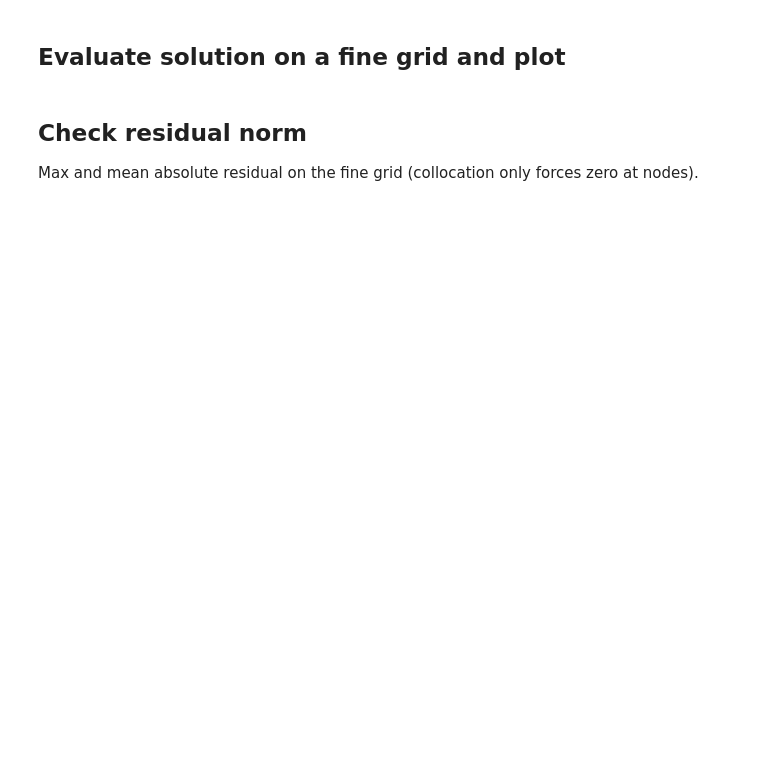
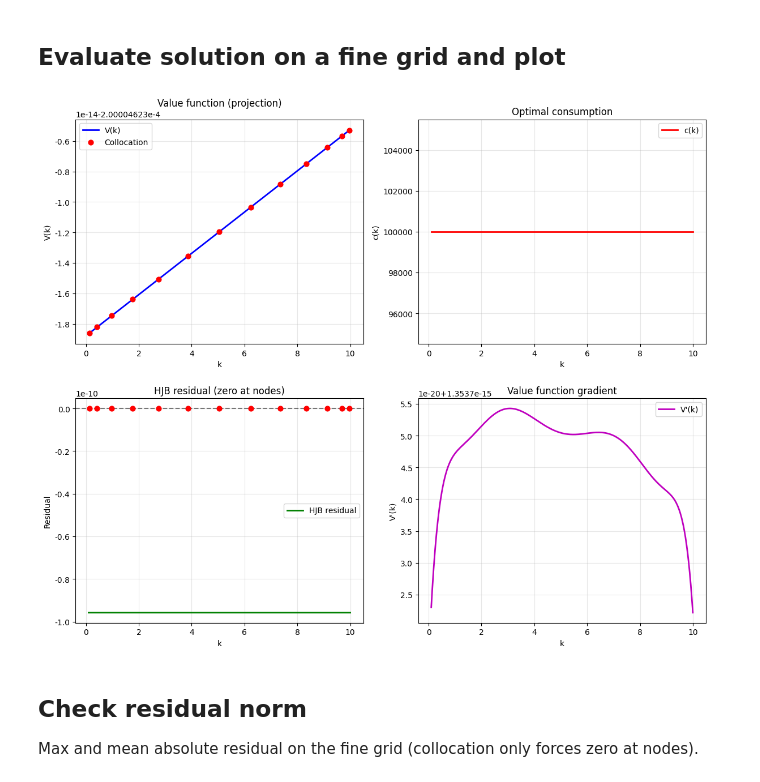
Before and after one commit to HuShuRuii/FINA_research, a Jupyter notebook: notebooks/growth-proj.ipynb, the cells around one changed output. Saved outputs shown, nothing was run; the diff lists cells and outputs as text; code cells hidden in the pictures; blank space fills up the shorter version.

```diff
--- a/notebooks/growth-proj.ipynb
+++ b/notebooks/growth-proj.ipynb
@@ -115,7 +118,7 @@ def solve_projection(n_degree, tol=1e-10):
         print("Warning: root finder:", sol.message)
     return sol.x, k_nodes
 
-n_degree = 8
+n_degree = 12   # Higher degree = more collocation nodes, more precise
 coef, k_nodes = solve_projection(n_degree)
 print("Chebyshev coefficients (degree {}):".format(n_degree))
 print(coef)
@@ -132,7 +145,7 @@ def evaluate_solution(coef, k_fine):
     res_fine = np.array([hjb_residual_at_k(coef, ki) for ki in k_fine])
     return V_fine, dV_dk_fine, c_fine, res_fine
 
-k_fine = np.linspace(k_min, k_max, 300)
+k_fine = np.linspace(k_min, k_max, 500)
 V_fine, dV_dk_fine, c_fine, res_fine = evaluate_solution(coef, k_fine)
 
 fig, axes = plt.subplots(2, 2, figsize=(12, 10))
@@ -143,33 +156,35 @@ axes[0, 0].set_xlabel('k')
 axes[0, 0].set_ylabel('V(k)')
 axes[0, 0].set_title('Value function (projection)')
 axes[0, 0].legend()
 axes[0, 0].grid(True, alpha=0.3)
 
 axes[0, 1].plot(k_fine, c_fine, 'r-', lw=2, label='c(k)')
 axes[0, 1].set_xlabel('k')
 axes[0, 1].set_ylabel('c(k)')
 axes[0, 1].set_title('Optimal consumption')
 axes[0, 1].legend()
 axes[0, 1].grid(True, alpha=0.3)
 
 axes[1, 0].plot(k_fine, res_fine, 'g-', lw=2, label='HJB residual')
 axes[1, 0].axhline(0, color='k', ls='--', alpha=0.5)
 axes[1, 0].scatter(k_nodes, np.zeros_like(k_nodes), color='red', s=40, zorder=5)
 axes[1, 0].set_xlabel('k')
 axes[1, 0].set_ylabel('Residual')
 axes[1, 0].set_title('HJB residual (zero at nodes)')
 axes[1, 0].legend()
 axes[1, 0].grid(True, alpha=0.3)
 
 axes[1, 1].plot(k_fine, dV_dk_fine, 'm-', lw=2, label="V'(k)")
 axes[1, 1].set_xlabel('k')
 axes[1, 1].set_ylabel("V'(k)")
 axes[1, 1].set_title('Value function gradient')
 axes[1, 1].legend()
 axes[1, 1].grid(True, alpha=0.3)
 
 plt.tight_layout()
 plt.show()
+# %% [output]
+[figure, added]
 # %% [markdown]
 ## Check residual norm
 
```
Also changed, not shown: parts of 7 cells of this notebook, 9 other files.
